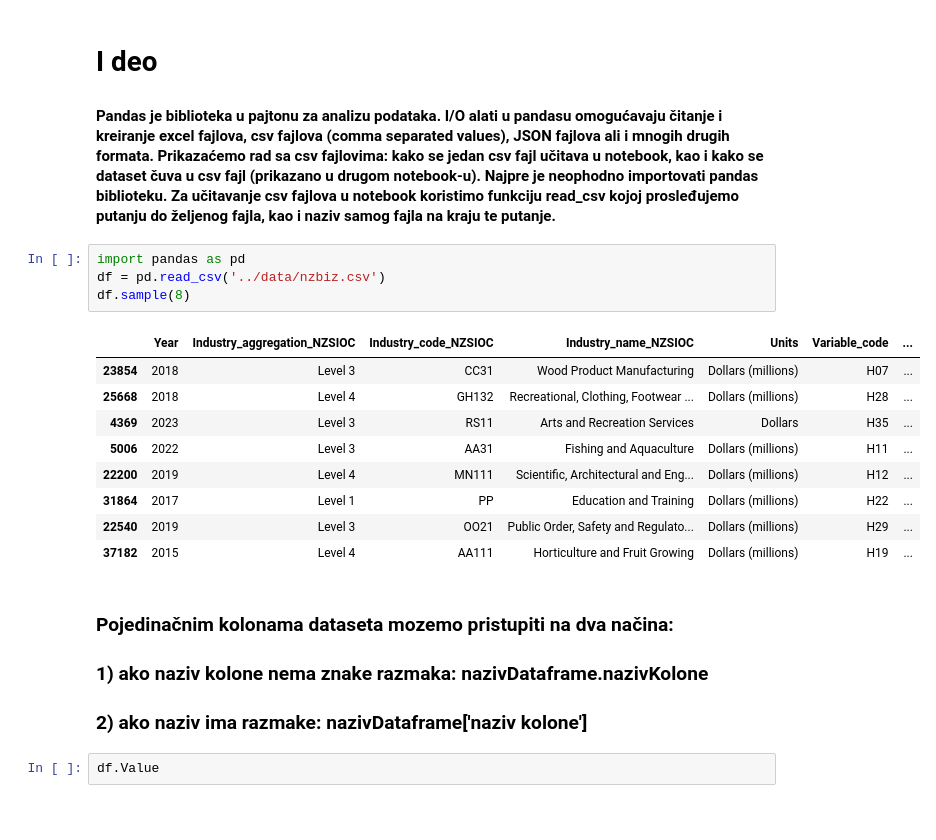
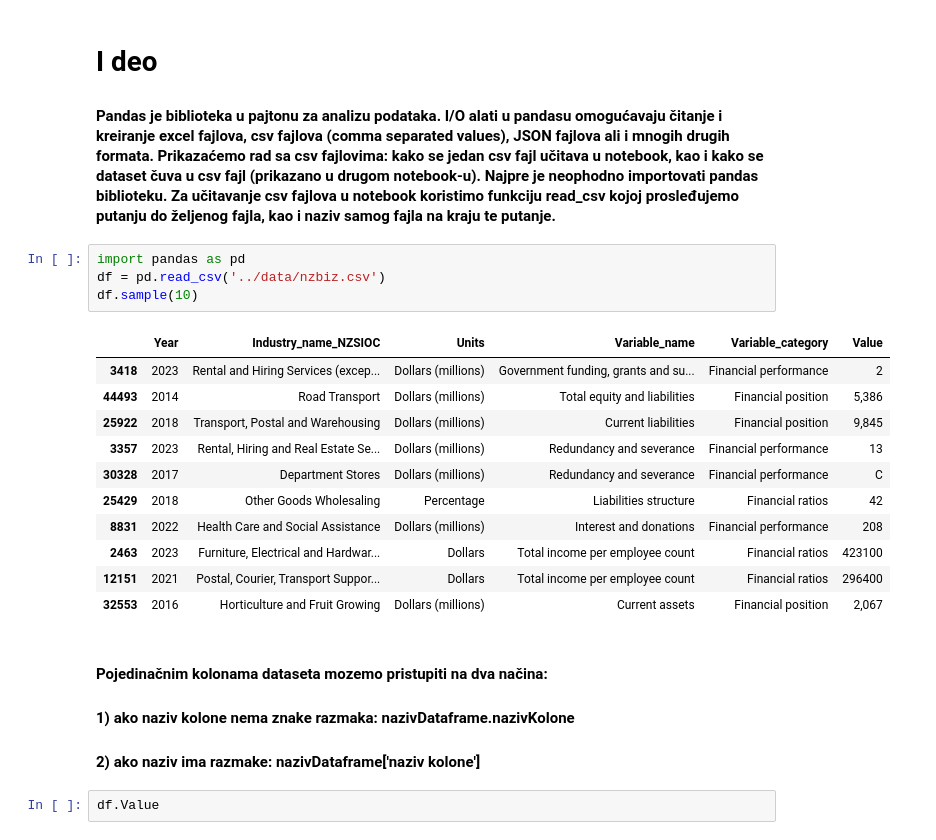
Before and after one commit to Niecmano/sempandas, a Jupyter notebook: notebooks/pandas1.ipynb, the cells around one changed output. Drawn from its saved outputs; the diff is of its cells as text; blank space fills up the shorter version.

```diff
--- a/notebooks/pandas1.ipynb
+++ b/notebooks/pandas1.ipynb
@@ -4,21 +4,23 @@
 # %%
 import pandas as pd
 df = pd.read_csv('../data/nzbiz.csv')
-df.sample(8)
+df.sample(10)
 # %% [output]
-|  | Year | Industry_aggregation_NZSIOC | Industry_code_NZSIOC | Industry_name_NZSIOC | Units | Variable_code | ... |
-| 23854 | 2018 | Level 3 | CC31 | Wood Product Manufacturing | Dollars (millions) | H07 | ... |
-| 25668 | 2018 | Level 4 | GH132 | Recreational, Clothing, Footwear ... | Dollars (millions) | H28 | ... |
-| 4369 | 2023 | Level 3 | RS11 | Arts and Recreation Services | Dollars | H35 | ... |
-| 5006 | 2022 | Level 3 | AA31 | Fishing and Aquaculture | Dollars (millions) | H11 | ... |
-| 22200 | 2019 | Level 4 | MN111 | Scientific, Architectural and Eng... | Dollars (millions) | H12 | ... |
-| 31864 | 2017 | Level 1 | PP | Education and Training | Dollars (millions) | H22 | ... |
-| 22540 | 2019 | Level 3 | OO21 | Public Order, Safety and Regulato... | Dollars (millions) | H29 | ... |
-| 37182 | 2015 | Level 4 | AA111 | Horticulture and Fruit Growing | Dollars (millions) | H19 | ... |
+|  | Year | Industry_name_NZSIOC | Units | Variable_name | Variable_category | Value |
+| 3418 | 2023 | Rental and Hiring Services (excep... | Dollars (millions) | Government funding, grants and su... | Financial performance | 2 |
+| 44493 | 2014 | Road Transport | Dollars (millions) | Total equity and liabilities | Financial position | 5,386 |
+| 25922 | 2018 | Transport, Postal and Warehousing | Dollars (millions) | Current liabilities | Financial position | 9,845 |
+| 3357 | 2023 | Rental, Hiring and Real Estate Se... | Dollars (millions) | Redundancy and severance | Financial performance | 13 |
+| 30328 | 2017 | Department Stores | Dollars (millions) | Redundancy and severance | Financial performance | C |
+| 25429 | 2018 | Other Goods Wholesaling | Percentage | Liabilities structure | Financial ratios | 42 |
+| 8831 | 2022 | Health Care and Social Assistance | Dollars (millions) | Interest and donations | Financial performance | 208 |
+| 2463 | 2023 | Furniture, Electrical and Hardwar... | Dollars | Total income per employee count | Financial ratios | 423100 |
+| 12151 | 2021 | Postal, Courier, Transport Suppor... | Dollars | Total income per employee count | Financial ratios | 296400 |
+| 32553 | 2016 | Horticulture and Fruit Growing | Dollars (millions) | Current assets | Financial position | 2,067 |
 # %% [markdown]
-### Pojedinačnim kolonama dataseta mozemo pristupiti na dva načina:
-### 1) ako naziv kolone nema znake razmaka: nazivDataframe.nazivKolone
-### 2) ako naziv ima razmake: nazivDataframe['naziv kolone']
+#### Pojedinačnim kolonama dataseta mozemo pristupiti na dva načina:
+#### 1) ako naziv kolone nema znake razmaka: nazivDataframe.nazivKolone
+#### 2) ako naziv ima razmake: nazivDataframe['naziv kolone']
 # %%
 df.Value
 # %% [output]
```
Also changed, not shown: parts of 11 cells of this notebook, 4 other files.
